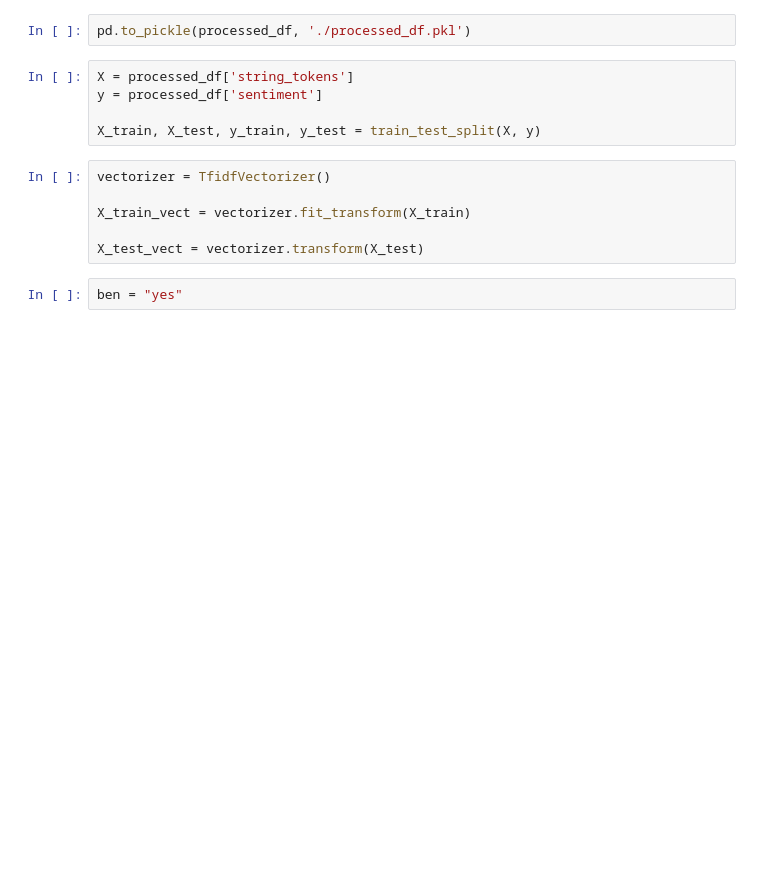
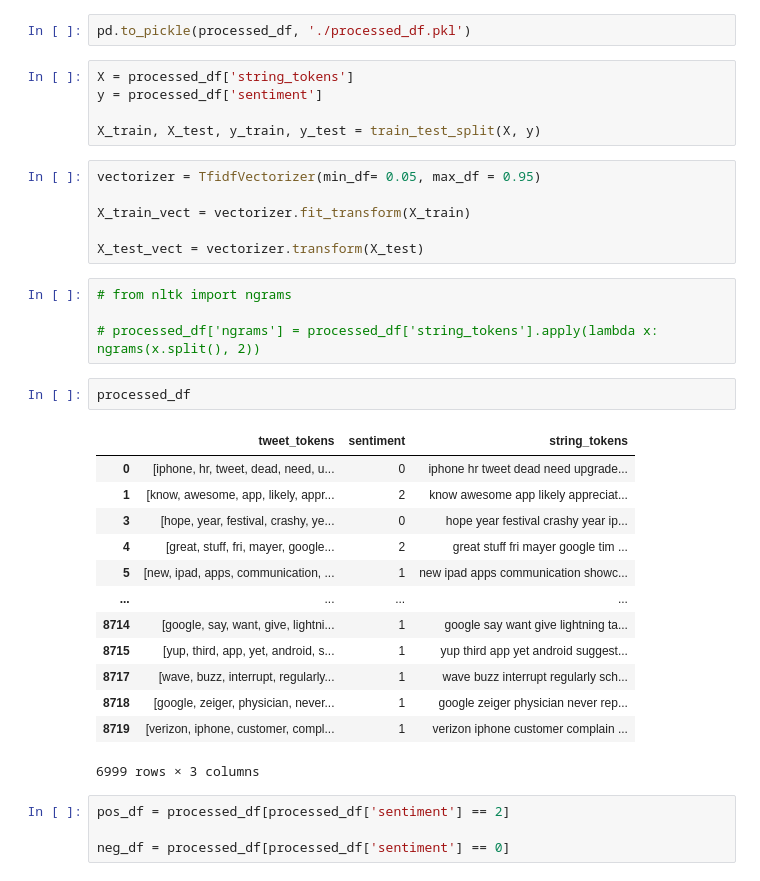
Before and after one commit to markjh2323/phase_4_project, a Jupyter notebook: crowdflower-brands-and-product-emotions/project_work/eda_preprocessing.ipynb, the cells around one changed output. Cells and saved outputs as stored; diff of their text form; blank space fills up the shorter version.

Commit message:
different models + exploring positive and negative tokens in EDA

```diff
--- a/crowdflower-brands-and-product-emotions/project_work/eda_preprocessing.ipynb
+++ b/crowdflower-brands-and-product-emotions/project_work/eda_preprocessing.ipynb
@@ -273,10 +281,32 @@ y = processed_df['sentiment']
 
 X_train, X_test, y_train, y_test = train_test_split(X, y)
 # %%
-vectorizer = TfidfVectorizer()
+vectorizer = TfidfVectorizer(min_df= 0.05, max_df = 0.95)
 
 X_train_vect = vectorizer.fit_transform(X_train)
 
 X_test_vect = vectorizer.transform(X_test)
-# %%
-ben = "yes"
+# %%
+# from nltk import ngrams
+
+# processed_df['ngrams'] = processed_df['string_tokens'].apply(lambda x: ngrams(x.split(), 2))
+# %%
+processed_df
+# %% [output]
+|  | tweet_tokens | sentiment | string_tokens |
+| 0 | [iphone, hr, tweet, dead, need, u... | 0 | iphone hr tweet dead need upgrade... |
+| 1 | [know, awesome, app, likely, appr... | 2 | know awesome app likely appreciat... |
+| 3 | [hope, year, festival, crashy, ye... | 0 | hope year festival crashy year ip... |
+| 4 | [great, stuff, fri, mayer, google... | 2 | great stuff fri mayer google tim ... |
+| 5 | [new, ipad, apps, communication, ... | 1 | new ipad apps communication showc... |
+| ... | ... | ... | ... |
+| 8714 | [google, say, want, give, lightni... | 1 | google say want give lightning ta... |
+| 8715 | [yup, third, app, yet, android, s... | 1 | yup third app yet android suggest... |
+| 8717 | [wave, buzz, interrupt, regularly... | 1 | wave buzz interrupt regularly sch... |
+| 8718 | [google, zeiger, physician, never... | 1 | google zeiger physician never rep... |
+| 8719 | [verizon, iphone, customer, compl... | 1 | verizon iphone customer complain ... |
+6999 rows × 3 columns
+# %%
+pos_df = processed_df[processed_df['sentiment'] == 2]
+
+neg_df = processed_df[processed_df['sentiment'] == 0]
```
Also changed, not shown: parts of 7 cells of this notebook, 1 other file.
